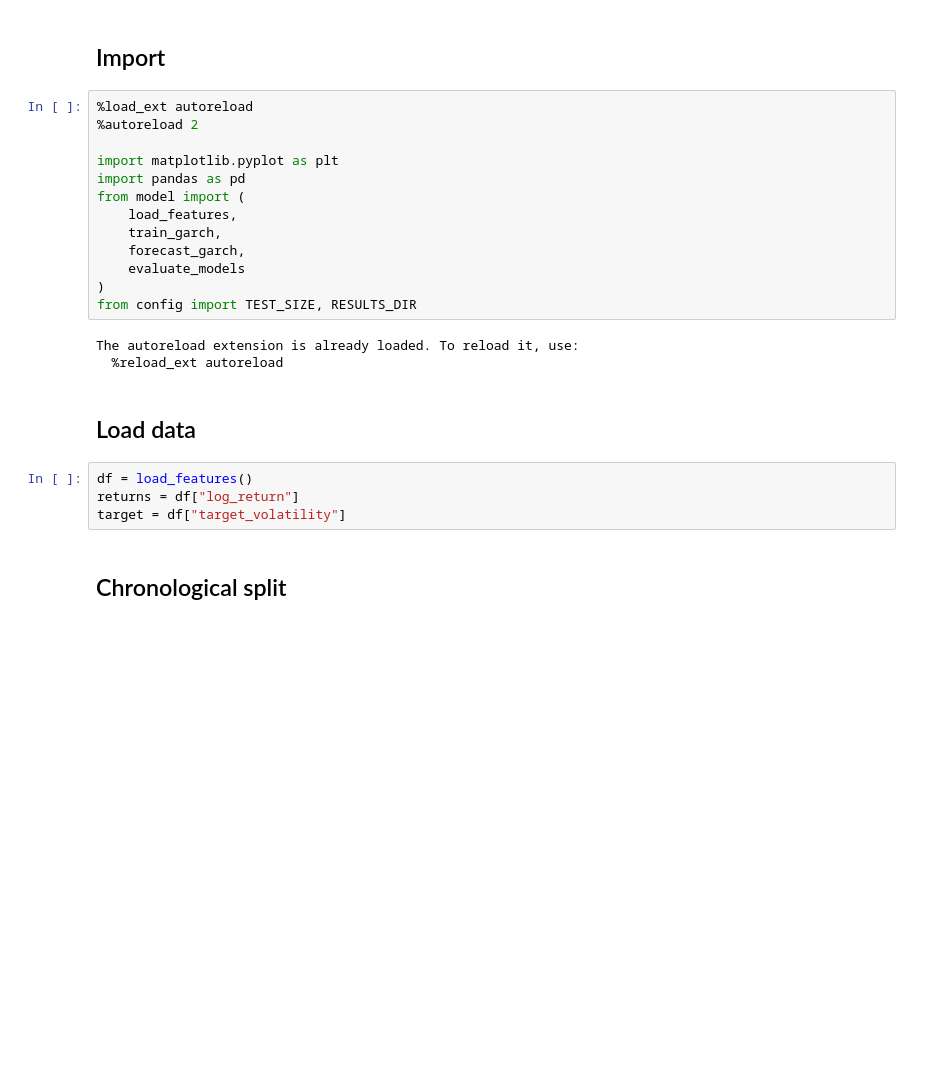
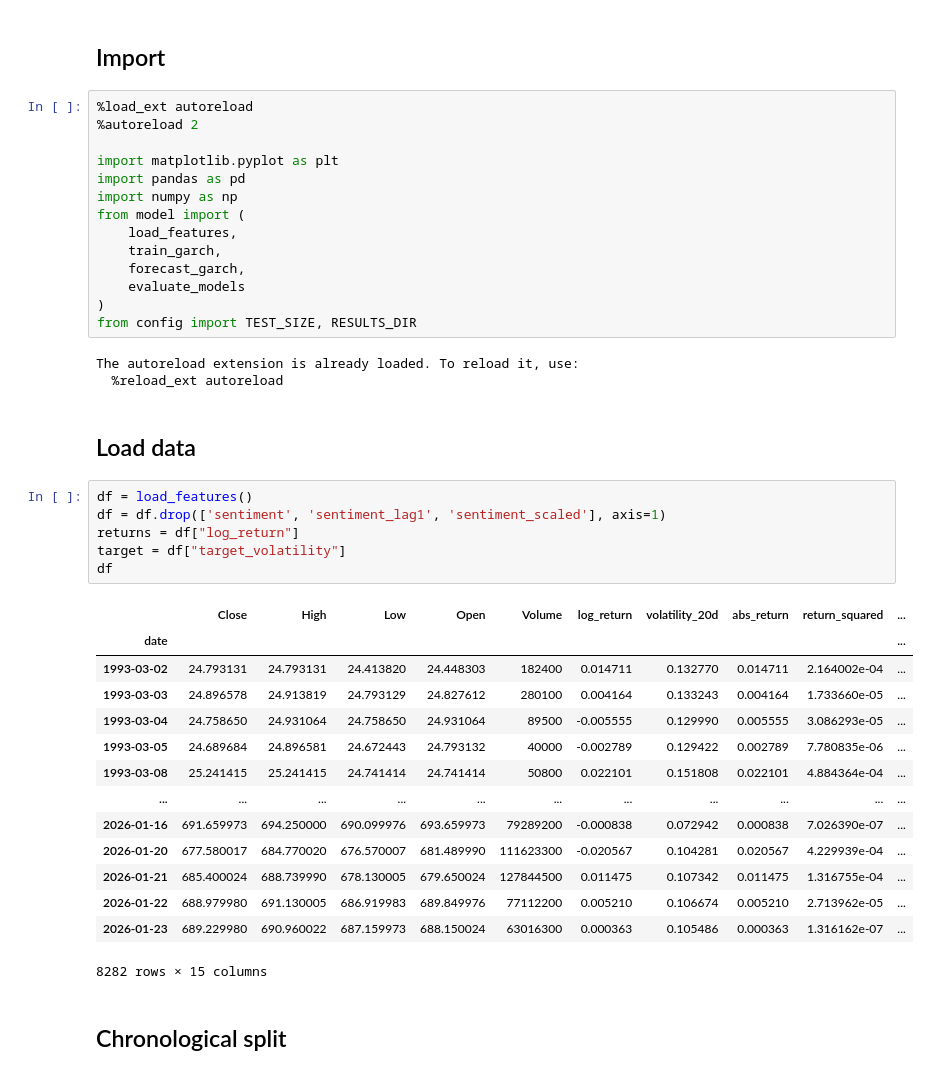
Before and after one commit to coder-red/Financial-volatility-forecasting, a Jupyter notebook: notebooks/02_garch.ipynb, the cells around one changed output. Drawn from its saved outputs; the diff is of its cells as text; blank space fills up the shorter version.

```diff
--- a/notebooks/02_garch.ipynb
+++ b/notebooks/02_garch.ipynb
@@ -6,6 +6,7 @@
 
 import matplotlib.pyplot as plt
 import pandas as pd
+import numpy as np
 from model import (
     load_features,
     train_garch,
@@ -20,8 +21,25 @@ The autoreload extension is already loaded. To reload it, use:
 ## Load data
 # %%
 df = load_features()
+df = df.drop(['sentiment', 'sentiment_lag1', 'sentiment_scaled'], axis=1)
 returns = df["log_return"]
 target = df["target_volatility"]
+df
+# %% [output]
+|  | Close | High | Low | Open | Volume | log_return | volatility_20d | abs_return | return_squared | ... |
+| date |  |  |  |  |  |  |  |  |  | ... |
+| 1993-03-02 | 24.793131 | 24.793131 | 24.413820 | 24.448303 | 182400 | 0.014711 | 0.132770 | 0.014711 | 2.164002e-04 | ... |
+| 1993-03-03 | 24.896578 | 24.913819 | 24.793129 | 24.827612 | 280100 | 0.004164 | 0.133243 | 0.004164 | 1.733660e-05 | ... |
+| 1993-03-04 | 24.758650 | 24.931064 | 24.758650 | 24.931064 | 89500 | -0.005555 | 0.129990 | 0.005555 | 3.086293e-05 | ... |
+| 1993-03-05 | 24.689684 | 24.896581 | 24.672443 | 24.793132 | 40000 | -0.002789 | 0.129422 | 0.002789 | 7.780835e-06 | ... |
+| 1993-03-08 | 25.241415 | 25.241415 | 24.741414 | 24.741414 | 50800 | 0.022101 | 0.151808 | 0.022101 | 4.884364e-04 | ... |
+| ... | ... | ... | ... | ... | ... | ... | ... | ... | ... | ... |
+| 2026-01-16 | 691.659973 | 694.250000 | 690.099976 | 693.659973 | 79289200 | -0.000838 | 0.072942 | 0.000838 | 7.026390e-07 | ... |
+| 2026-01-20 | 677.580017 | 684.770020 | 676.570007 | 681.489990 | 111623300 | -0.020567 | 0.104281 | 0.020567 | 4.229939e-04 | ... |
+| 2026-01-21 | 685.400024 | 688.739990 | 678.130005 | 679.650024 | 127844500 | 0.011475 | 0.107342 | 0.011475 | 1.316755e-04 | ... |
+| 2026-01-22 | 688.979980 | 691.130005 | 686.919983 | 689.849976 | 77112200 | 0.005210 | 0.106674 | 0.005210 | 2.713962e-05 | ... |
+| 2026-01-23 | 689.229980 | 690.960022 | 687.159973 | 688.150024 | 63016300 | 0.000363 | 0.105486 | 0.000363 | 1.316162e-07 | ... |
+8282 rows × 15 columns
 # %% [markdown]
 ## Chronological split
 # %%
```
Also changed, not shown: parts of 5 cells of this notebook, 9 other files.
